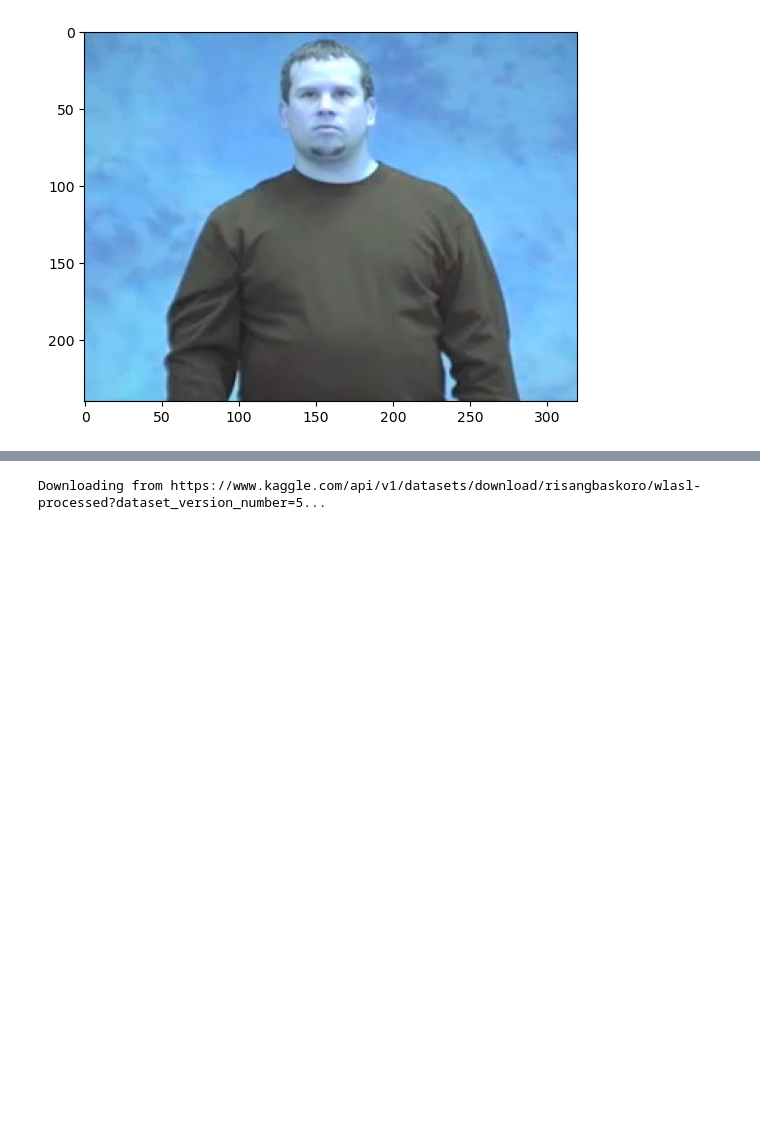
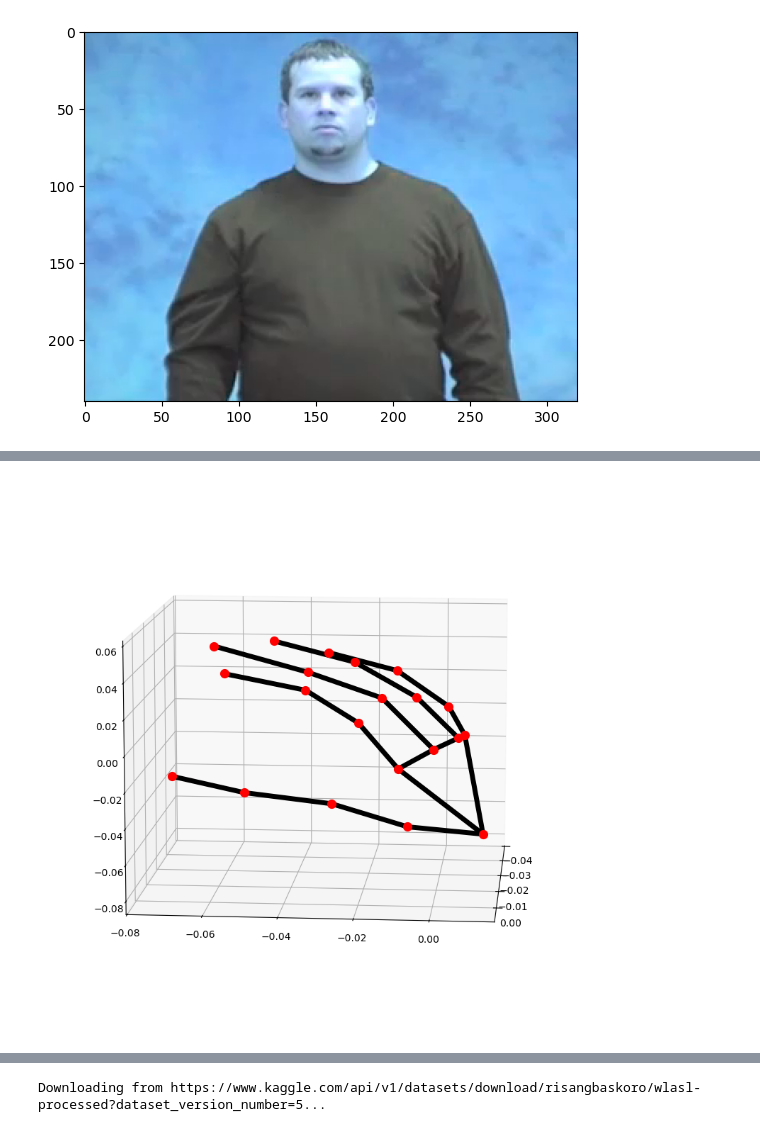
Before and after one commit to archit31uniyal/Activity_recognition_using_BIKE, a Jupyter notebook: test.ipynb, the cells around one changed output, grey strips where cells are left out. Saved outputs shown, nothing was run; the diff lists cells and outputs as text; code cells hidden in the pictures; blank space fills up the shorter version.

Commit message:
add mediapipe

```diff
--- a/test.ipynb
+++ b/test.ipynb
@@ -150,10 +150,16 @@ from utils.Augmentation import get_augmentation
 from dotmap import DotMap
 import yaml
 
-path = '/scratch/tkg5kq/BIKE/configs/ucf101/ucf_k400_finetune.yaml'
+path = '/scratch/tkg5kq/BIKE/configs/wlasl/wlasl_k400_finetune.yaml'
+# path = '/scratch/tkg5kq/BIKE/configs/k400/k400_train_video_attr_vitb-32-f8.yaml'
 with open(path, 'r') as f:
     config = yaml.load(f, Loader=yaml.FullLoader)
 config = DotMap(config)
+
+device = "cpu"
+if torch.cuda.is_available():
+    device = "cuda"
+    cudnn.benchmark = True
 
 transform_train = get_augmentation(True, config)
 transform_val = get_augmentation(False, config)
@@ -166,6 +172,7 @@ train_data = Video_dataset(
         transform=transform_train, dense_sample=config.data.dense,
         select_topk_attributes=config.data.select_topk_attributes,
         attributes_path=None,
-        train_video=False)
+        train_video=False,
+        train_pose=True)
 # %% [output]
 DotMap()
@@ -180,0 +188,2 @@ ApplyEyeMakeup/v_ApplyEyeMakeup_g08_c01
+# %%
+item = train_data.__getitem__(0) #, debug=True)
@@ -180,0 +208,30 @@ ApplyEyeMakeup/v_ApplyEyeMakeup_g08_c01
+# %%
+from mediapipe.framework.formats.landmark_pb2 import LandmarkList, Landmark
+
+def numpy_to_mediapipe(np_arr):
+    # Create a LandmarkList object
+    landmark_list_list = []
+
+    # Iterate through each row in the NumPy array
+    for row in np_arr:
+        landmark_list = LandmarkList()
+        # Create a new Landmark for each set of coordinates
+        for coor in row:
+            landmark = Landmark()
+            landmark.x = coor[0]
+            landmark.y = coor[1]
+            landmark.z = coor[2]
+            # Append the Landmark to the LandmarkList
+            landmark_list.landmark.append(landmark)
+        landmark_list_list.append(landmark_list)
+
+    return landmark_list_list
+
+mp_drawing = mp.solutions.drawing_utils
+mp_drawing_styles = mp.solutions.drawing_styles
+mp_hands = mp.solutions.hands
+poses, labels = item
+hand_world_landmarks = numpy_to_mediapipe(np.array(poses))
+mp_drawing.plot_landmarks(hand_world_landmarks[7], mp_hands.HAND_CONNECTIONS, azimuth=5)
+# %% [output]
+[figure, added]
```
Also changed, not shown: parts of 8 cells of this notebook, 4 other files.
